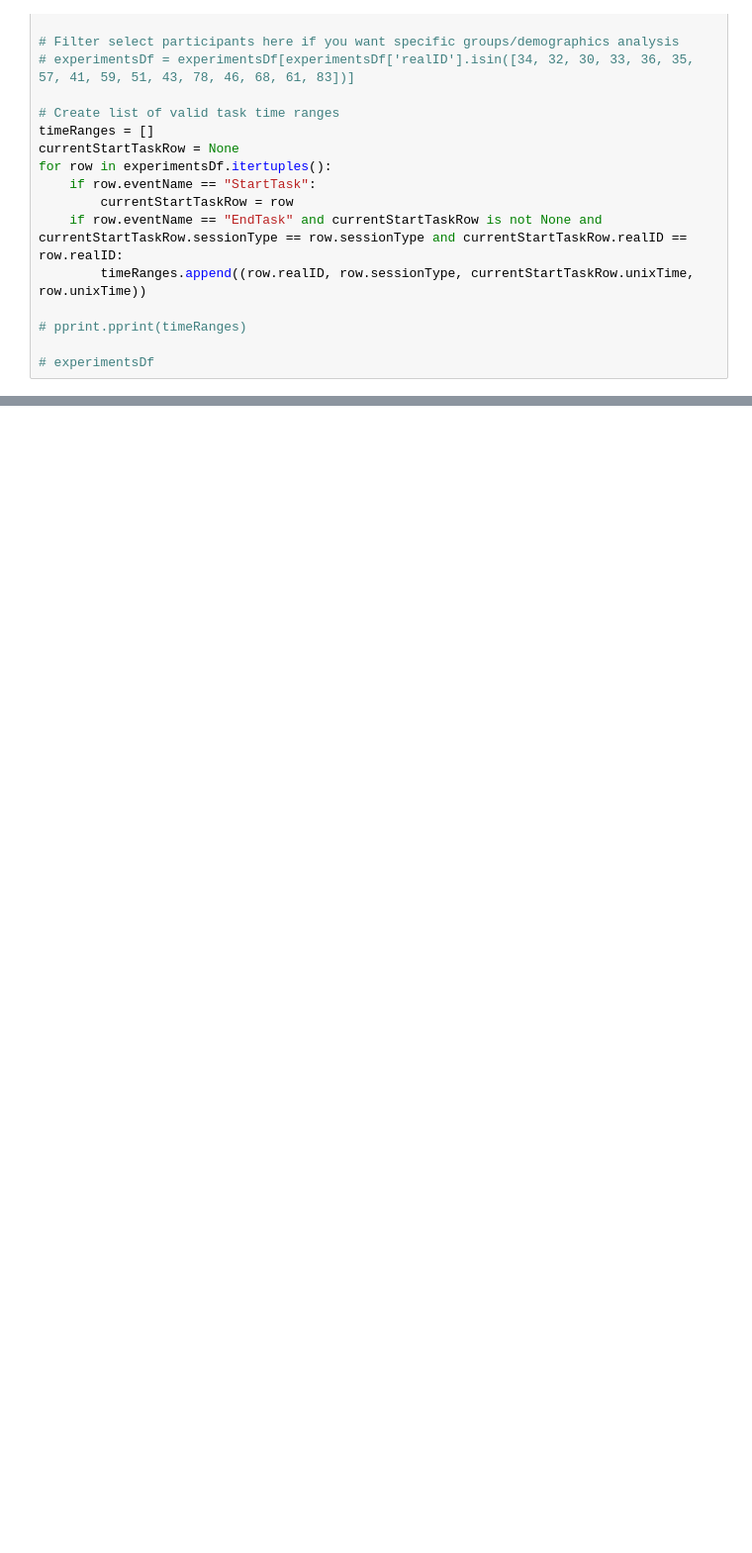
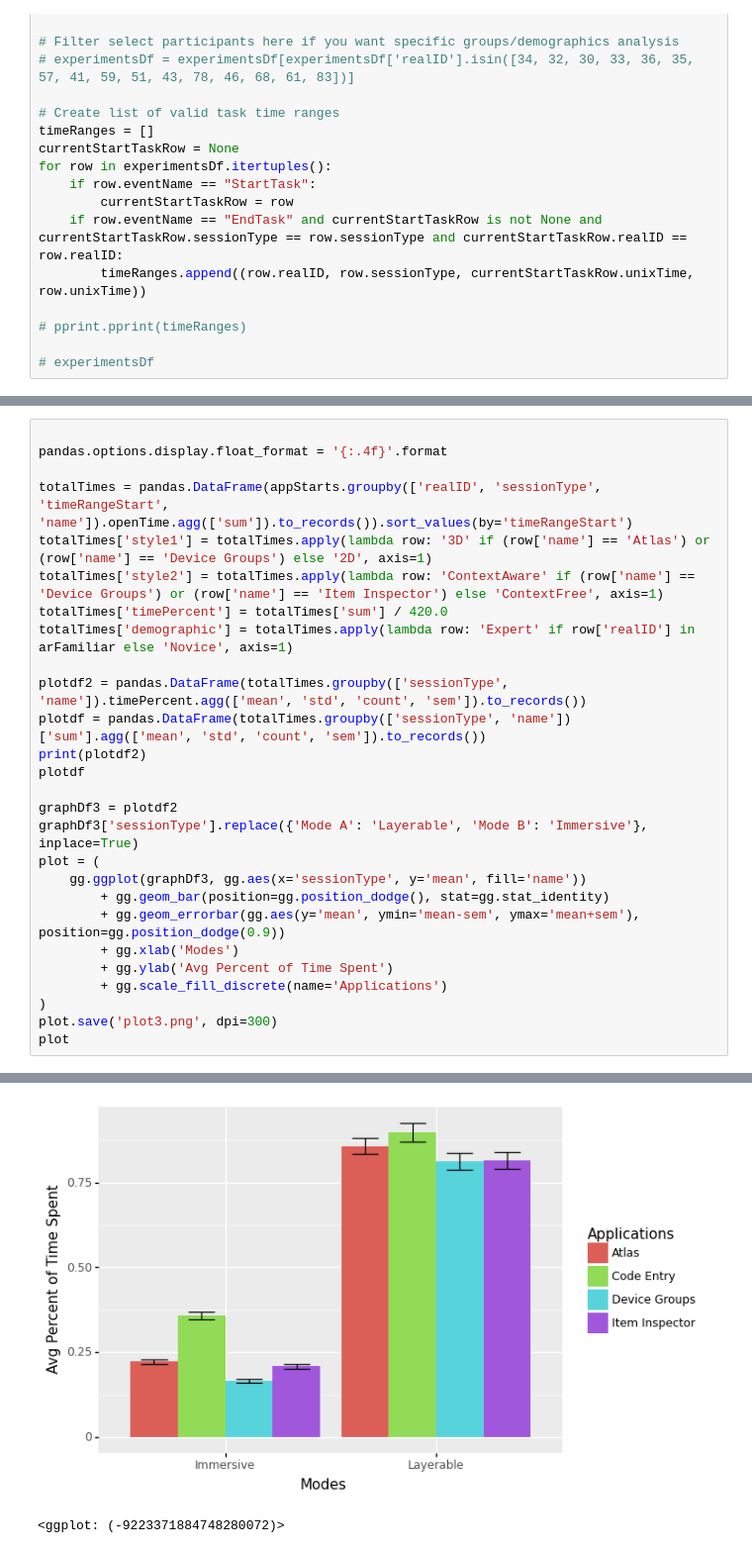
Before and after one commit to b-huynh/PersonalAR, a Jupyter notebook: DataCollection/Stats.ipynb, the cells around one changed output, grey strips where cells are left out. Shown at 99% size. Drawn from its saved outputs; the diff is of its cells as text; blank space fills up the shorter version.

```diff
--- a/DataCollection/Stats.ipynb
+++ b/DataCollection/Stats.ipynb
@@ -244,0 +546,28 @@ framesWithAppEvents = framesDf[framesDf['appEvents'].str.len() > 0]
+# %%
+
+pandas.options.display.float_format = '{:.4f}'.format
+
+totalTimes = pandas.DataFrame(appStarts.groupby(['realID', 'sessionType', 'timeRangeStart', 'name']).openTime.agg(['sum']).to_records()).sort_values(by='timeRangeStart')
+totalTimes['style1'] = totalTimes.apply(lambda row: '3D' if (row['name'] == 'Atlas') or (row['name'] == 'Device Groups') else '2D', axis=1)
+totalTimes['style2'] = totalTimes.apply(lambda row: 'ContextAware' if (row['name'] == 'Device Groups') or (row['name'] == 'Item Inspector') else 'ContextFree', axis=1)
+totalTimes['timePercent'] = totalTimes['sum'] / 420.0
+totalTimes['demographic'] = totalTimes.apply(lambda row: 'Expert' if row['realID'] in arFamiliar else 'Novice', axis=1)
+
+plotdf2 = pandas.DataFrame(totalTimes.groupby(['sessionType', 'name']).timePercent.agg(['mean', 'std', 'count', 'sem']).to_records())
+plotdf = pandas.DataFrame(totalTimes.groupby(['sessionType', 'name'])['sum'].agg(['mean', 'std', 'count', 'sem']).to_records())
+print(plotdf2)
+plotdf
+
+graphDf3 = plotdf2
+graphDf3['sessionType'].replace({'Mode A': 'Layerable', 'Mode B': 'Immersive'}, inplace=True)
+plot = (
+    gg.ggplot(graphDf3, gg.aes(x='sessionType', y='mean', fill='name'))
+        + gg.geom_bar(position=gg.position_dodge(), stat=gg.stat_identity)
+        + gg.geom_errorbar(gg.aes(y='mean', ymin='mean-sem', ymax='mean+sem'), position=gg.position_dodge(0.9))
+        + gg.xlab('Modes')
+        + gg.ylab('Avg Percent of Time Spent')
+        + gg.scale_fill_discrete(name='Applications')
+)
+plot.save('plot3.png', dpi=300)
+plot
+# %% [output]
@@ -244,0 +583,2 @@ framesWithAppEvents = framesDf[framesDf['appEvents'].str.len() > 0]
+[figure, added]
+<ggplot: (-9223371884748280072)>
```
Also changed, not shown: parts of 26 cells of this notebook, 1 other file.
